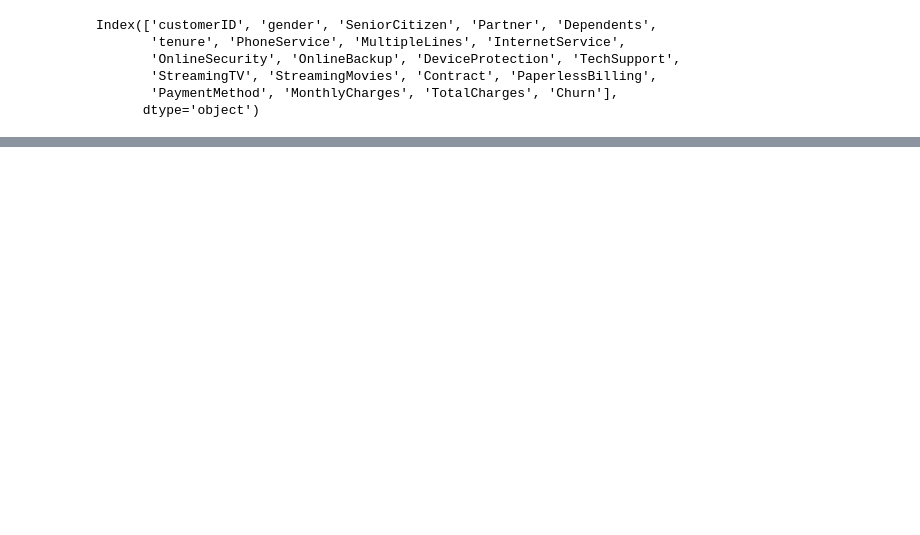
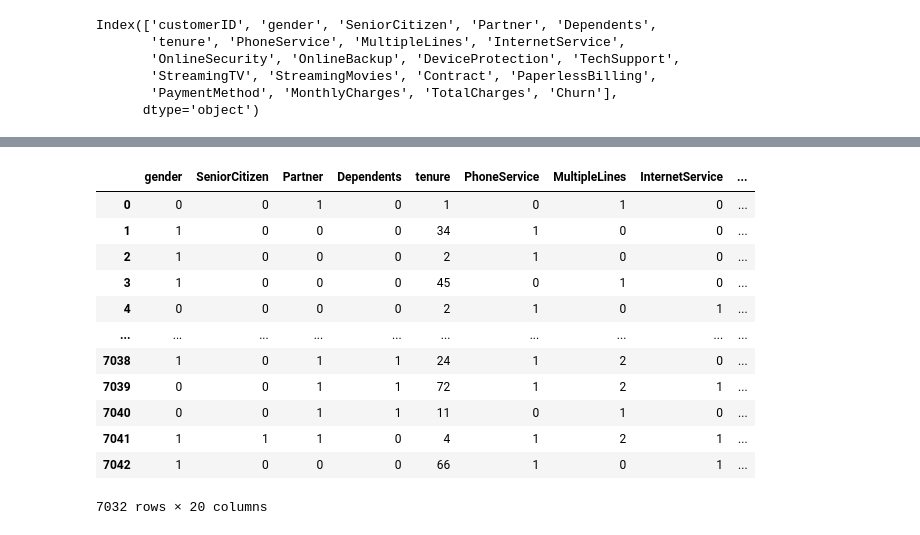
Before and after one commit to abrehamashebir/GO2COD_DS_04, a Jupyter notebook: notebook/telecom_customer_churn.ipynb, the cells around one changed output, grey strips where cells are left out. Cells and saved outputs as stored; diff of their text form; code cells hidden in the pictures; blank space fills up the shorter version.

Commit message:
Encoding and scalling feature variables

```diff
--- a/notebook/telecom_customer_churn.ipynb
+++ b/notebook/telecom_customer_churn.ipynb
@@ -218,0 +203,29 @@ encoder = OneHotEncoder( handle_unknown='ignore', sparse_output=False).set_outpu
+# %%
+# Encoding Categorial Variables
+# label_encoder ={}
+# for column in df.select_dtypes(include=['object']).columns:
+#     le = LabelEncoder()
+#     df[column] = le.fit_transform[df[column]]
+#     label_encoder[column] = le # for later traceablity
+
+label_encoders = {}
+for column in df.select_dtypes(include=['object']).columns:
+  le = LabelEncoder()
+  df[column] = le.fit_transform(df[column])
+  label_encoders[column] = le # Store label encoder for potential inverse transformation later
+# %%
+df
+# %% [output]
+|  | gender | SeniorCitizen | Partner | Dependents | tenure | PhoneService | MultipleLines | InternetService | ... |
+| 0 | 0 | 0 | 1 | 0 | 1 | 0 | 1 | 0 | ... |
+| 1 | 1 | 0 | 0 | 0 | 34 | 1 | 0 | 0 | ... |
+| 2 | 1 | 0 | 0 | 0 | 2 | 1 | 0 | 0 | ... |
+| 3 | 1 | 0 | 0 | 0 | 45 | 0 | 1 | 0 | ... |
+| 4 | 0 | 0 | 0 | 0 | 2 | 1 | 0 | 1 | ... |
+| ... | ... | ... | ... | ... | ... | ... | ... | ... | ... |
+| 7038 | 1 | 0 | 1 | 1 | 24 | 1 | 2 | 0 | ... |
+| 7039 | 0 | 0 | 1 | 1 | 72 | 1 | 2 | 1 | ... |
+| 7040 | 0 | 0 | 1 | 1 | 11 | 0 | 1 | 0 | ... |
+| 7041 | 1 | 1 | 1 | 0 | 4 | 1 | 2 | 1 | ... |
+| 7042 | 1 | 0 | 0 | 0 | 66 | 1 | 0 | 1 | ... |
+7032 rows × 20 columns
```
Also changed, not shown: parts of 23 cells of this notebook.
